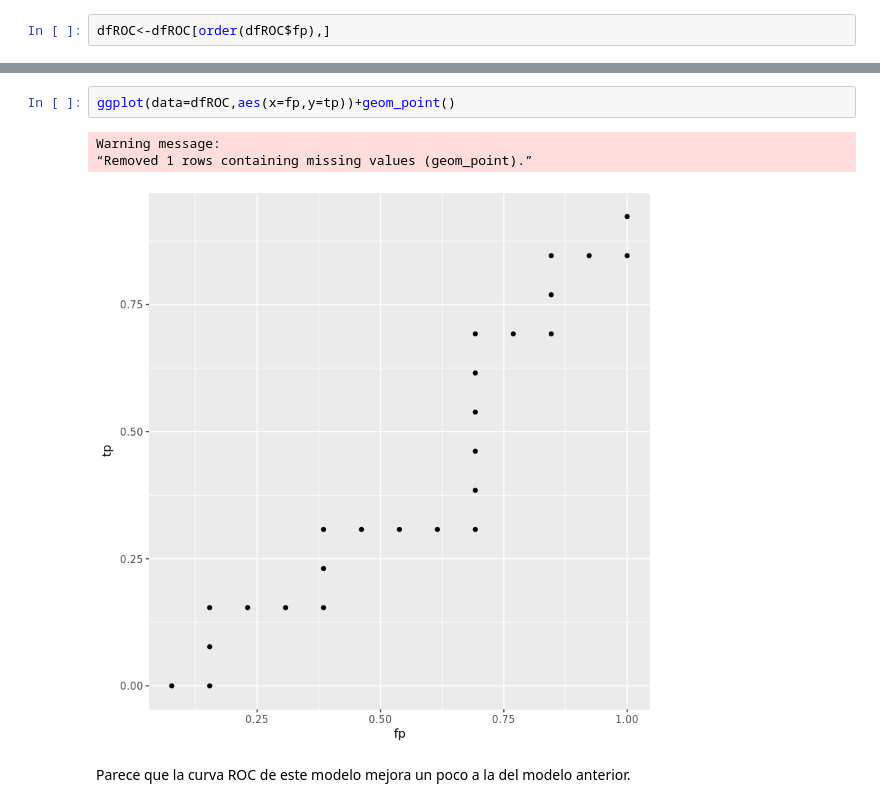
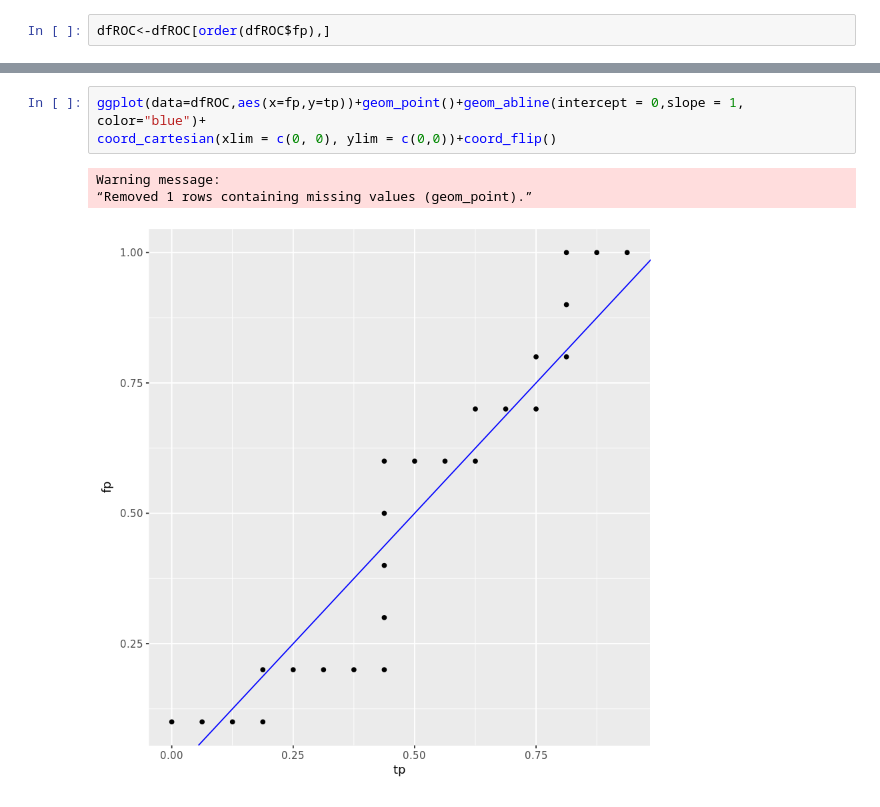
Before and after one commit to rventas/data-mining-101, a Jupyter notebook: Practica_Raquel.ipynb, the cells around one changed output, grey strips where cells are left out. Saved outputs shown, nothing was run; the diff lists cells and outputs as text.

```diff
--- a/Practica_Raquel.ipynb
+++ b/Practica_Raquel.ipynb
@@ -446,8 +494,7 @@ dfROC<-dfROC[order(dfROC$fp),]
 # %%
-ggplot(data=dfROC,aes(x=fp,y=tp))+geom_point()
+ggplot(data=dfROC,aes(x=fp,y=tp))+geom_point()+geom_abline(intercept = 0,slope = 1, color="blue")+
+coord_cartesian(xlim = c(0, 0), ylim = c(0,0))+coord_flip()
 # %% [output]
 Warning message:
 “Removed 1 rows containing missing values (geom_point).”
-[figure, old version]
+[figure, new version]
-# %% [markdown]
-Parece que la curva ROC de este modelo mejora un poco a la del modelo anterior.
```
Also changed, not shown: parts of 33 cells of this notebook.
